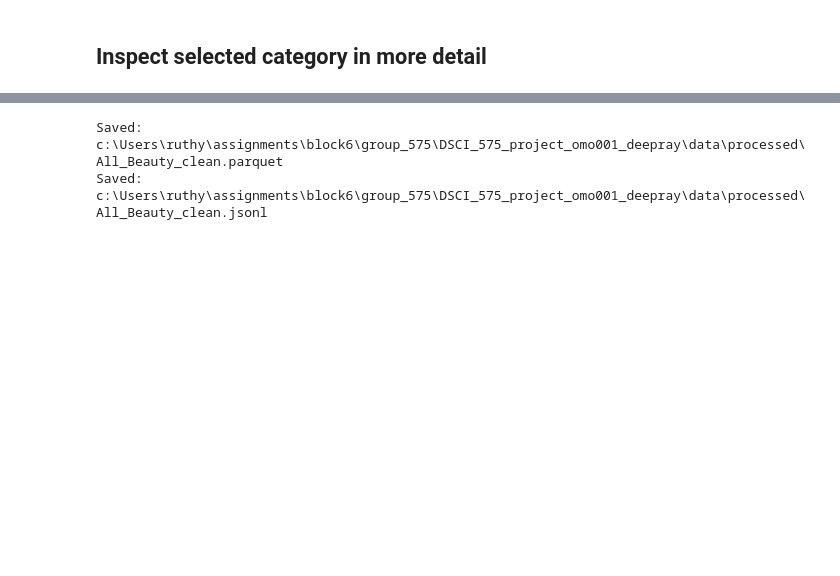
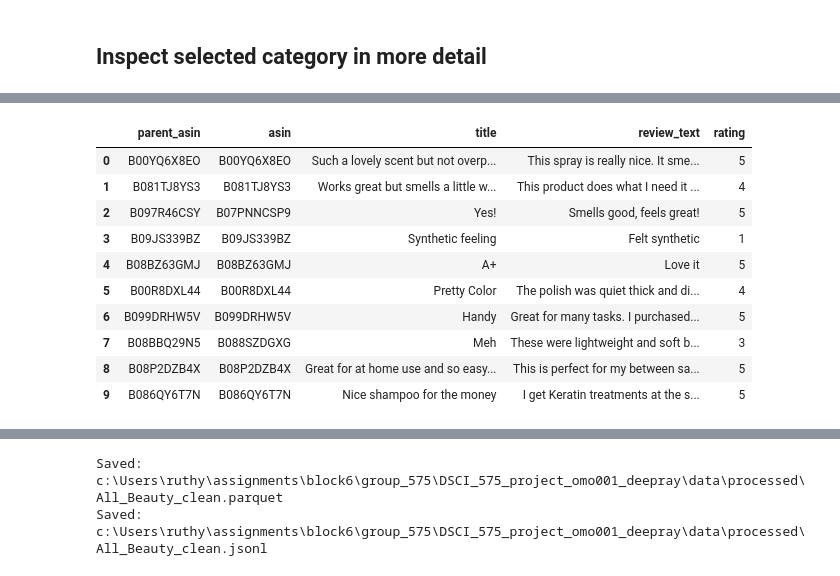
Before and after one commit to Omo6969/hybrid-rag-review-assistant, a Jupyter notebook: notebooks/milestone1_exploration.ipynb, the cells around one changed output, grey strips where cells are left out. Saved outputs shown, nothing was run; the diff lists cells and outputs as text; code cells hidden in the pictures; blank space fills up the shorter version.

```diff
--- a/notebooks/milestone1_exploration.ipynb
+++ b/notebooks/milestone1_exploration.ipynb
@@ -432,0 +477,14 @@ retrieval_df.head()
+# %%
+retrieval_df.head(10)
+# %% [output]
+|  | parent_asin | asin | title | review_text | rating |
+| 0 | B00YQ6X8EO | B00YQ6X8EO | Such a lovely scent but not overp... | This spray is really nice. It sme... | 5 |
+| 1 | B081TJ8YS3 | B081TJ8YS3 | Works great but smells a little w... | This product does what I need it ... | 4 |
+| 2 | B097R46CSY | B07PNNCSP9 | Yes! | Smells good, feels great! | 5 |
+| 3 | B09JS339BZ | B09JS339BZ | Synthetic feeling | Felt synthetic | 1 |
+| 4 | B08BZ63GMJ | B08BZ63GMJ | A+ | Love it | 5 |
+| 5 | B00R8DXL44 | B00R8DXL44 | Pretty Color | The polish was quiet thick and di... | 4 |
+| 6 | B099DRHW5V | B099DRHW5V | Handy | Great for many tasks. I purchased... | 5 |
+| 7 | B08BBQ29N5 | B088SZDGXG | Meh | These were lightweight and soft b... | 3 |
+| 8 | B08P2DZB4X | B08P2DZB4X | Great for at home use and so easy... | This is perfect for my between sa... | 5 |
+| 9 | B086QY6T7N | B086QY6T7N | Nice shampoo for the money | I get Keratin treatments at the s... | 5 |
```
Also changed, not shown: parts of 41 cells of this notebook.
